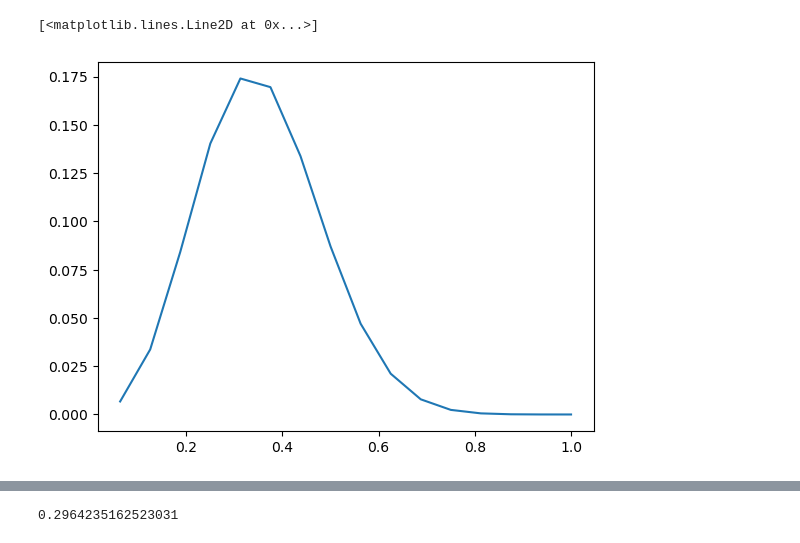
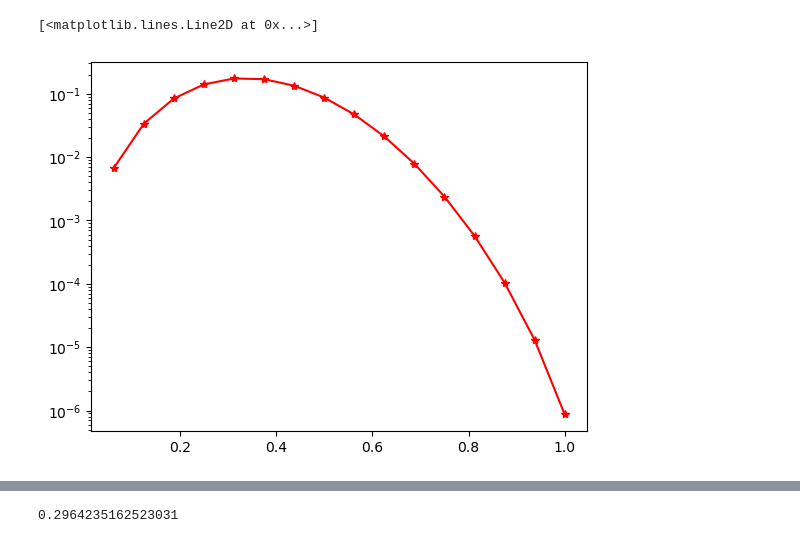
Before and after one commit to AurelianoLZA/Phys_434, a Jupyter notebook: Lab 2.ipynb, the cells around one changed output, grey strips where cells are left out. Saved outputs shown, nothing was run; the diff lists cells and outputs as text; code cells hidden in the pictures.

```diff
--- a/Lab 2.ipynb
+++ b/Lab 2.ipynb
@@ -43,6 +58,9 @@ ax2.plot(y,new_pdf,'r*-',lw="2")
 # %%
+# C
+y = np.linspace(1,16,16)
 fig3,ax3 = plt.subplots()
-ax3.plot(y/len(y),new_pdf)
+plt.yscale("log")
+ax3.plot(y/len(y),new_pdf,'r*-',label="Averaged log plot of Poisson")
 # %% [output]
 [<matplotlib.lines.Line2D at 0x...>]
-[figure, old version]
+[figure, new version]
```
Also changed, not shown: parts of 18 cells of this notebook.
